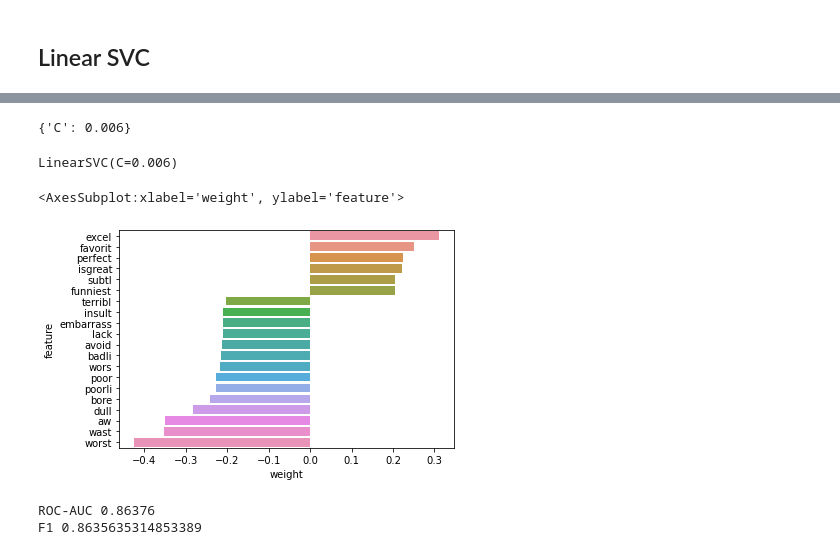
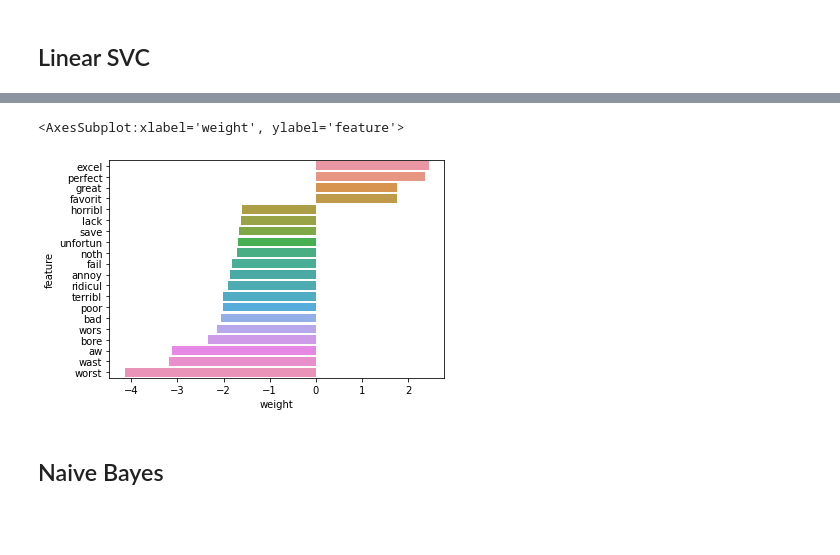
Before and after one commit to kozloffevgeniy/internship_courses, a Jupyter notebook: HT4.ipynb, the cells around one changed output, grey strips where cells are left out. Cells and saved outputs as stored; diff of their text form; code cells hidden in the pictures; blank space fills up the shorter version.

```diff
--- a/HT4.ipynb
+++ b/HT4.ipynb
@@ -285,9 +286,12 @@ from sklearn.model_selection import GridSearchCV, StratifiedKFold
 
 cv = StratifiedKFold()
 
-params = {'C' : np.arange(1e-2, 1, 0.5)}
+params = {
+#     'model__C' : [1e-2, 1e-1, 1e1, 1e3]
+    'model__C' : [10]
+}
 
-clf = GridSearchCV(model, cv=cv, param_grid=params)
-clf.fit(train_matrix, X_train['class'])
+clf = GridSearchCV(pipeline, cv=cv, param_grid=params)
+clf.fit(X_train,y_train)
 # %% [output]
 GridSearchCV(cv=StratifiedKFold(n_splits=5, random_state=None, shuffle=False),
@@ -331,0 +326,8 @@ F1 0.8669856459330143
+# %%
+model = SGDClassifier(loss='log')
+pipeline = Pipeline(steps=[
+    ('vector', vectorizer),
+    ('model', model)
+])
+
+pipeline.fit(X_train, y_train)
@@ -332,7 +346,8 @@ F1 0.8669856459330143
 # %%
-params = {'alpha' : np.arange(1e-5, 1e-3, 5e-5),
-         'max_iter': range(1000, 5000, 500)}
+params = {'model__alpha' : [1e-5, 1e-3, 1e-1, 1e1, 1e3],
+         'model__max_iter': range(1000, 5000, 1000)}
 
-clf = GridSearchCV(model, cv=cv, param_grid=params)
-clf.fit(train_matrix, X_train['class'])
+clf = GridSearchCV(pipeline, cv=cv, param_grid=params)
+clf.fit(X_train, y_train)
+clf.best_params_
 # %% [output]
@@ -375,8 +372,15 @@ F1 0.8512504059759662
 ## Linear SVC
 # %%
 model = LinearSVC()
-model.fit(train_matrix, X_train['class'])
-preds = model.predict(valid_matrix)
-print('roc-auc ', roc_auc_score(y_valid, preds))
-print('F1', f1_score(X_valid['class'], preds))
+pipeline = Pipeline(steps=[
+    ('vector', vectorizer),
+    ('model', model)
+])
+
+pipeline.fit(X_train, y_train)
+
+preds = pipeline.predict(X_test)
+
+print('ROC-AUC', roc_auc_score(y_test, preds))
+print('F1', f1_score(y_test, preds))
 # %% [output]
@@ -406,22 +389,8 @@ GridSearchCV(cv=StratifiedKFold(n_splits=5, random_state=None, shuffle=False),
-# %%
-clf.best_params_
-# %% [output]
-{'C': 0.006}
-# %%
-model = LinearSVC(C = 0.006)
-model.fit(train_matrix, X_train['class'])
-# %% [output]
-LinearSVC(C=0.006)
 # %%
-feature_importance = eli5.explain_weights_df(model, top=20, feature_names=vectorizer.get_feature_names())
+feature_importance = eli5.explain_weights_df(pipeline[1], top=20, feature_names=pipeline[0].get_feature_names())
 sns.barplot(x="weight", y="feature", data=feature_importance)
 # %% [output]
 <AxesSubplot:xlabel='weight', ylabel='feature'>
-[figure, old version]
+[figure, new version]
-# %%
-preds = model.predict(test_matrix)
-print('ROC-AUC', roc_auc_score(test['class'], preds))
-print('F1', f1_score(test['class'], preds))
-# %% [output]
-ROC-AUC 0.86376
-F1 0.8635635314853389
+# %% [markdown]
+## Naive Bayes
```
Also changed, not shown: parts of 28 cells of this notebook.
